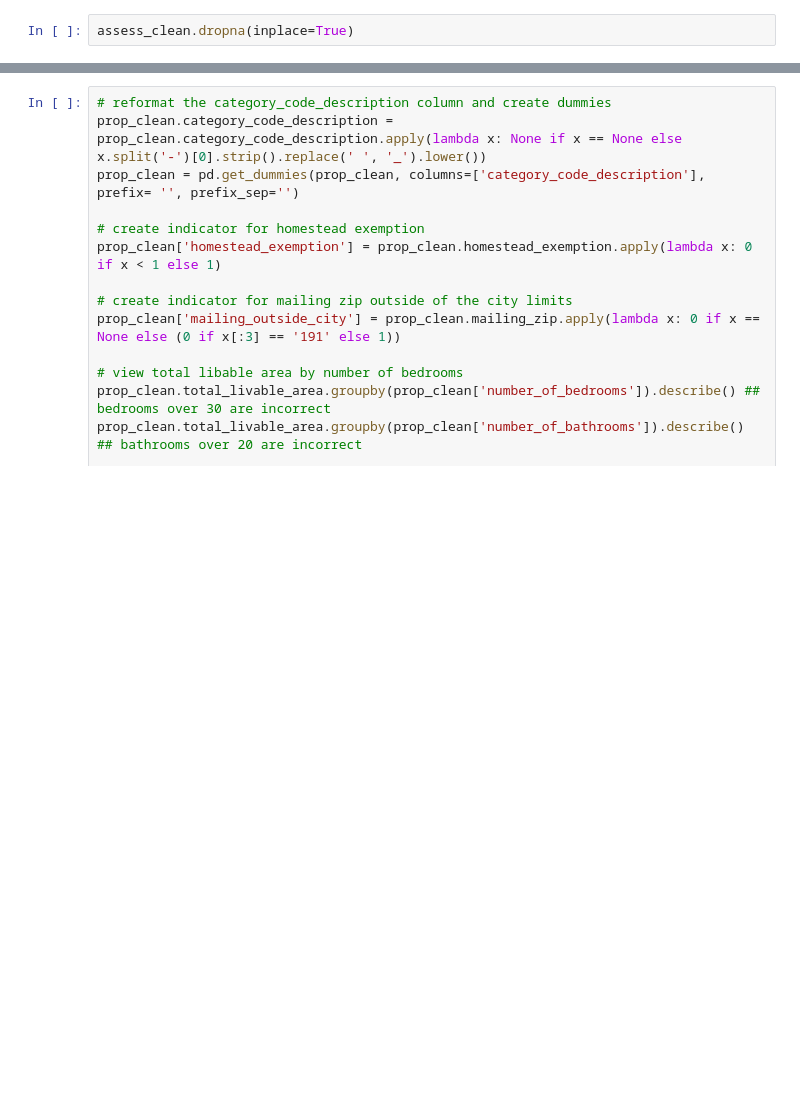
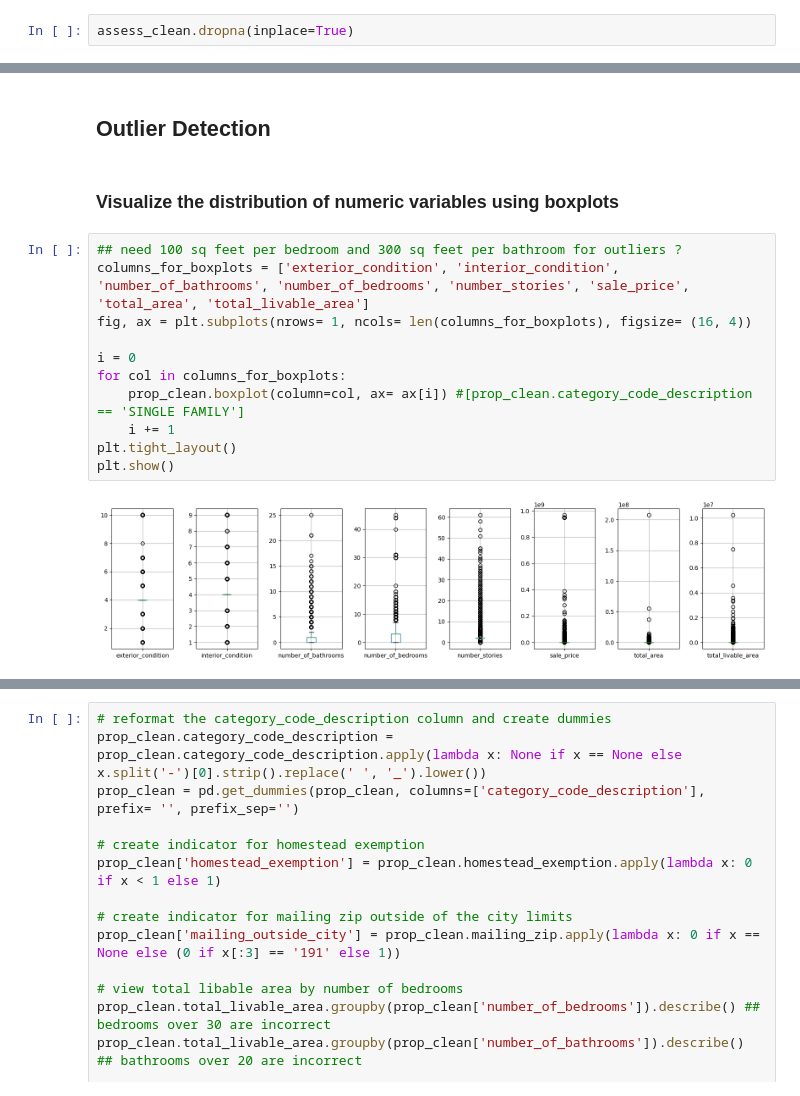
Before and after one commit to julia-flan/Real_Estate_Delinquency_Analysis, a Jupyter notebook: RE_Delinquent_Data_Cleaning.ipynb, the cells around one changed output, grey strips where cells are left out. Drawn from its saved outputs; the diff is of its cells as text; blank space fills up the shorter version.

```diff
--- a/RE_Delinquent_Data_Cleaning.ipynb
+++ b/RE_Delinquent_Data_Cleaning.ipynb
@@ -768,0 +731,17 @@ dtype: int64
+# %% [markdown]
+## Outlier Detection
+# %% [markdown]
+### Visualize the distribution of numeric variables using boxplots
+# %%
+## need 100 sq feet per bedroom and 300 sq feet per bathroom for outliers ?
+columns_for_boxplots = ['exterior_condition', 'interior_condition', 'number_of_bathrooms', 'number_of_bedrooms', 'number_stories', 'sale_price', 'total_area', 'total_livable_area']
+fig, ax = plt.subplots(nrows= 1, ncols= len(columns_for_boxplots), figsize= (16, 4))
+
+i = 0
+for col in columns_for_boxplots:
+    prop_clean.boxplot(column=col, ax= ax[i]) #[prop_clean.category_code_description == 'SINGLE FAMILY']
+    i += 1
+plt.tight_layout()
+plt.show()
+# %% [output]
+[figure, added]
```
Also changed, not shown: parts of 64 cells of this notebook.
